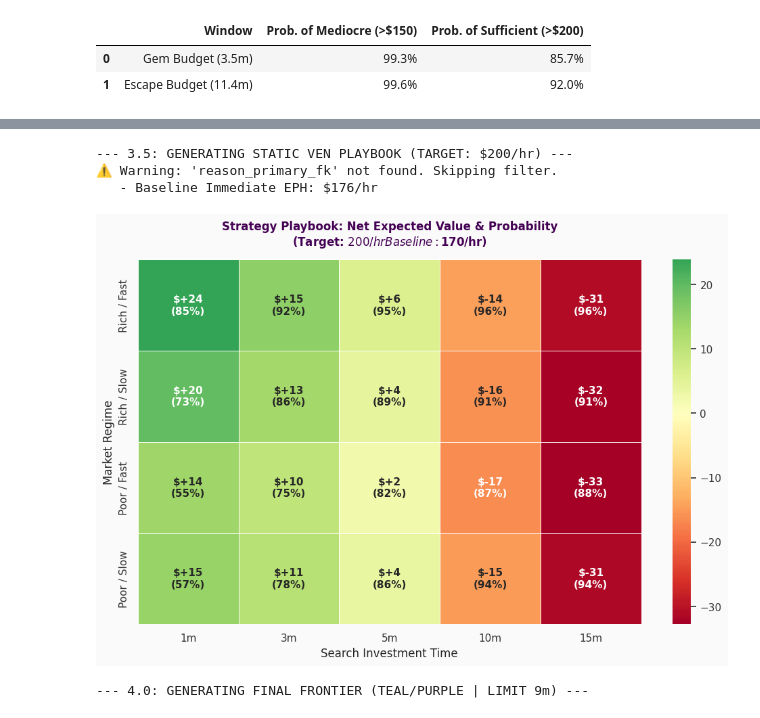
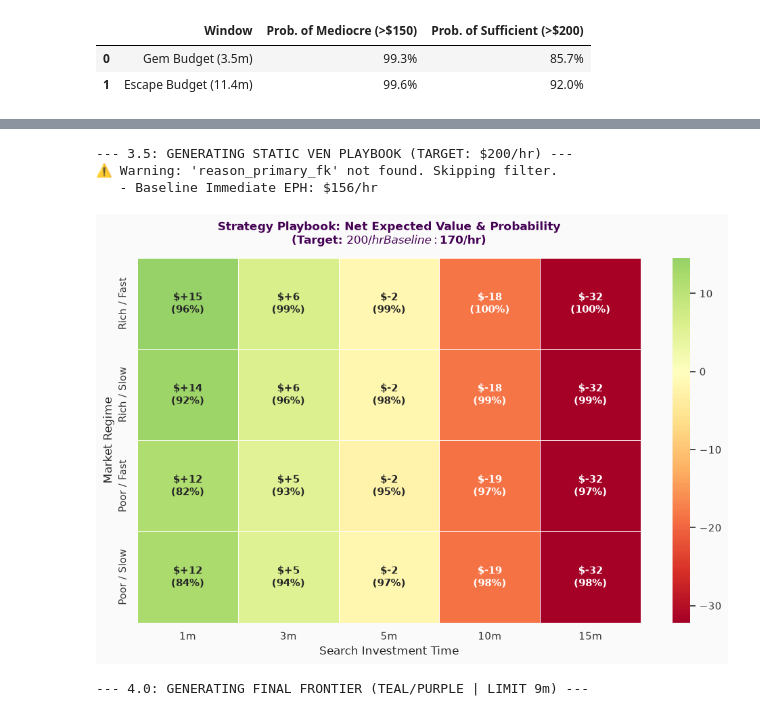
Before and after one commit to WiseExMachina/pienza, a Jupyter notebook: Phase_3_Exploratory_Analysis/0307_EDA_Optimal_Stopping_Playbook.ipynb, the cells around one changed output, grey strips where cells are left out. Drawn from its saved outputs; the diff is of its cells as text; code cells hidden in the pictures.

```diff
--- a/Phase_3_Exploratory_Analysis/0307_EDA_Optimal_Stopping_Playbook.ipynb
+++ b/Phase_3_Exploratory_Analysis/0307_EDA_Optimal_Stopping_Playbook.ipynb
@@ -824,8 +824,8 @@ if 'df_opportunity_cost' in locals() and not df_opportunity_cost.empty:
             print(f"✅ Filtered {dropped_count} 'non-operational' offers (Dead Zones).")
 
     # 3. STRATEGY PARAMETERS
-    TARGET_EPH = 200.0
-    BASELINE_EPH = 170.0 # Standard Logic: Target - 30
+    TARGET_EPH = 170.0
+    BASELINE_EPH = 150.0 # Standard Logic: Target - 30
 
     # 4. ARCHETYPE CONSTRUCTION (Median stats for calculation)
     # Props for the Target ($200)
@@ -911,35 +911,35 @@ if 'df_opportunity_cost' in locals() and not df_opportunity_cost.empty:
         cols_order = ['1m', '3m', '5m', '10m', '15m']
         ven_matrix = ven_matrix[cols_order]
         label_matrix = label_matrix[cols_order]
 
         # 7. VISUALIZATION
         plt.figure(figsize=(12, 7))
 
         # We use the VEN for the color, but the 'Label' matrix for the text
         ax = sns.heatmap(
             ven_matrix,
             annot=label_matrix,
             fmt="",
             cmap="RdYlGn",
             center=0,
             linewidths=.5,
             annot_kws={"size": 11, "weight": "bold"}
         )
 
         plt.title(f'Strategy Playbook: Net Expected Value & Probability\n(Target: $200/hr  Baseline: $170/hr)',
                   color='#440154', pad=15)
         plt.ylabel('Market Regime')
         plt.xlabel('Search Investment Time')
 
         plt.show()
 
 else:
     print("🔴 Dataframe not found.")
 # %% [output]
 --- 3.5: GENERATING STATIC VEN PLAYBOOK (TARGET: $200/hr) ---
 ⚠️ Warning: 'reason_primary_fk' not found. Skipping filter.
-   - Baseline Immediate EPH: $176/hr
+   - Baseline Immediate EPH: $156/hr
-[figure, old version]
+[figure, new version]
 # %%
 import numpy as np
 import pandas as pd
```
Also changed, not shown: parts of 6 cells of this notebook, 1 other file.
